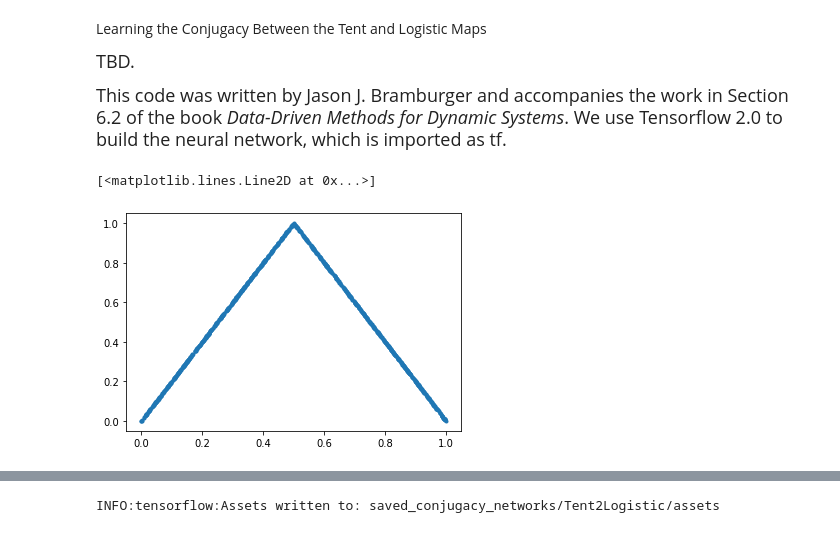
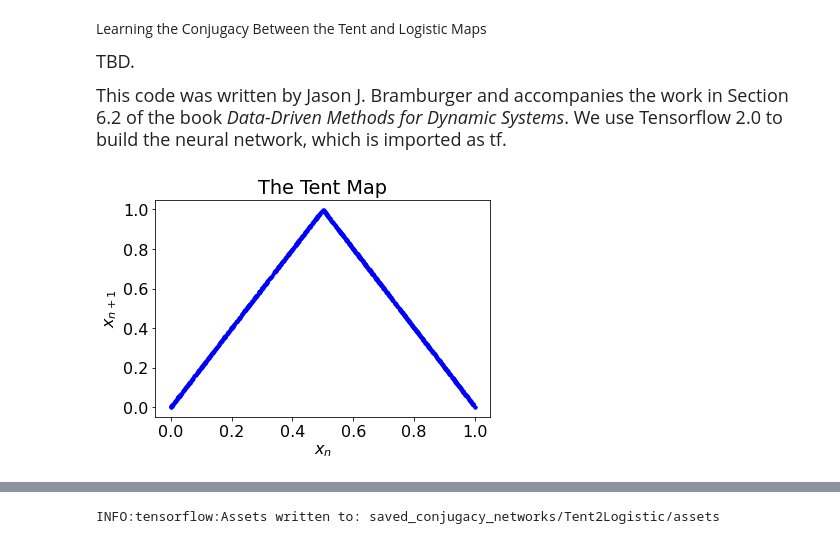
Before and after one commit to jbramburger/DataDrivenDynSyst, a Jupyter notebook: Autoencoder Neural Networks/Tent2Logistic.ipynb, the cells around one changed output, grey strips where cells are left out. Saved outputs shown, nothing was run; the diff lists cells and outputs as text; code cells hidden in the pictures.

```diff
--- a/Autoencoder Neural Networks/Tent2Logistic.ipynb
+++ b/Autoencoder Neural Networks/Tent2Logistic.ipynb
@@ -11,14 +11,20 @@ import matplotlib.pyplot as plt
 # %%
 # Sample random points in the domain of the tent map [0,1]
 N = 1000 # number of samples
 xn = np.zeros((N,1))
+
 for n in range(1,N):
     xn[n] = np.random.rand(1)
 xnp1 = 2*np.minimum(xn, 1-xn) # forward iterate of the tent map
-plt.plot(xn,xnp1,'.')
+
+# Plot the tent map for visualization
+plt.plot(xn,xnp1,'b.')
+plt.xlabel('$x_n$',)
+plt.ylabel('$x_{n+1}$')
+plt.title('The Tent Map')
+plt.rc('font', size= 16)
 # %% [output]
-[<matplotlib.lines.Line2D at 0x...>]
-[figure, old version]
+[figure, new version]
 # %%
 # Conjugacy neural network architecture
 
```
Also changed, not shown: parts of 6 cells of this notebook, 7 other files.
